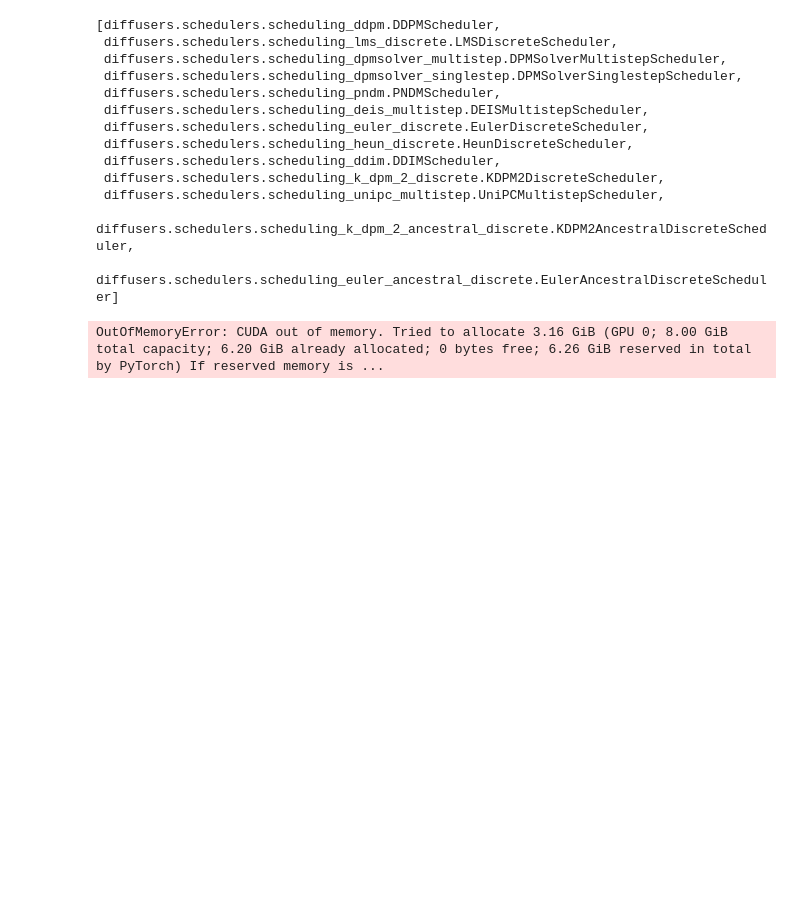
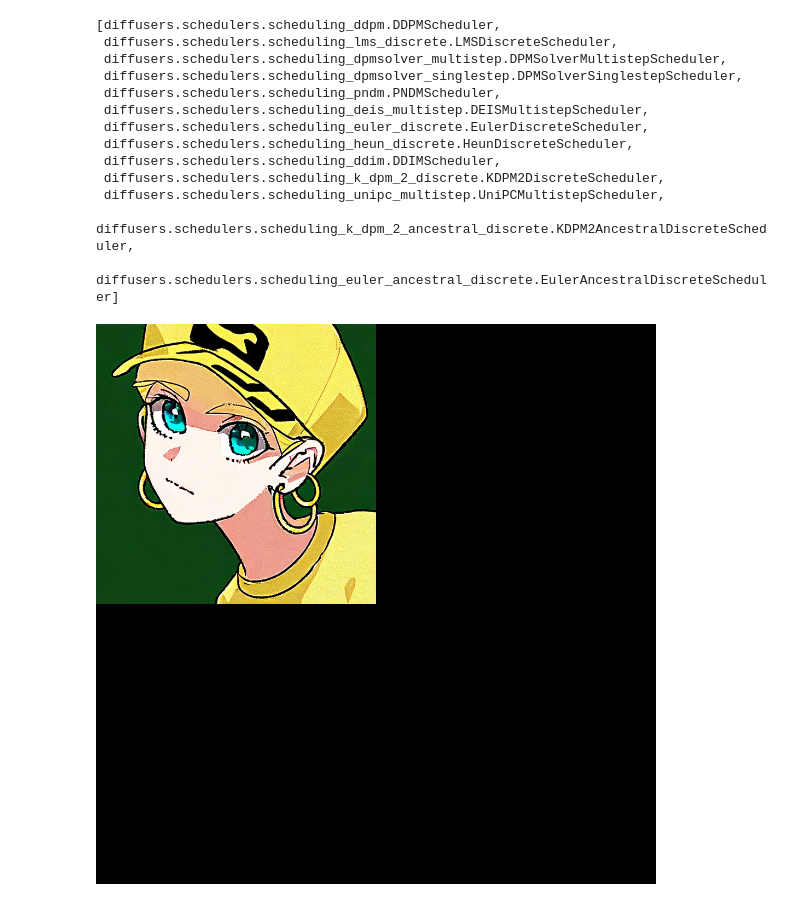
Before and after one commit to jyakler/toy, a Jupyter notebook: stable diffusion.ipynb, the cells around one changed output. Cells and saved outputs as stored; diff of their text form; code cells hidden in the pictures; blank space fills up the shorter version.

```diff
--- a/stable diffusion.ipynb
+++ b/stable diffusion.ipynb
@@ -45,0 +50,26 @@ DPMSolverMultistepScheduler {
+# %%
+import torch
+from torch import autocast
+from diffusers import StableDiffusionPipeline, DPMSolverMultistepScheduler
+pipe = StableDiffusionPipeline.from_pretrained(
+    'hakurei/waifu-diffusion',
+    torch_dtype=torch.float32,
+    cache_dir="D:\.cache\huggingface\hub",
+    num_inference_steps = 30
+).to('cuda')
+pipe.enable_attention_slicing()
+pipe.safety_checker = lambda images, clip_input: (images, False)
+prompt = "masterpiece, best quality, 1girl, green hair, sweater, looking at viewer, upper body, beanie, outdoors, watercolor, night, turtleneck"
+with autocast("cuda"):
+    image = pipe(prompt, guidance_scale=6)
+from PIL import Image
+
+def image_grid(imgs, rows=2, cols=2):
+    w, h = imgs[0].size
+    grid = Image.new('RGB', size=(cols*w, rows*h))
+
+    for i, img in enumerate(imgs):
+        grid.paste(img, box=(i%cols*w, i//cols*h))
+    return grid
+# image.save("test.png")
+image_grid(image.images)
@@ -46,11 +85,13 @@ DPMSolverMultistepScheduler {
 # %%
 from diffusers import StableDiffusionPipeline, DPMSolverMultistepScheduler
 
-model_id="stabilityai/stable-diffusion-2-1"
+# model_id="stabilityai/stable-diffusion-2-1"
+model_id="hakurei/waifu-diffusion"
 
 # Use the DPMSolverMultistepScheduler (DPM-Solver++) scheduler here instead
-pipe = StableDiffusionPipeline.from_pretrained(model_id, torch_dtype=torch.float16)
+pipe = StableDiffusionPipeline.from_pretrained(model_id, torch_dtype=torch.float16,cache_dir="D:\.cache\huggingface\hub")
 pipe.scheduler = DPMSolverMultistepScheduler.from_config(pipe.scheduler.config)
+pipe.safety_checker = lambda images, clip_input: (images, False)
 pipe = pipe.to("cuda")
 # %% [output]
 A matching Triton is not available, some optimizations will not be enabled.
@@ -104,16 +132,18 @@ def image_grid(imgs, rows=2, cols=2):
 def get_inputs(batch_size=1):
   generator = [torch.Generator("cuda").manual_seed(i) for i in range(batch_size)]
   prompts = batch_size * [prompt]
-  num_inference_steps = 20
+  num_inference_steps = 30
 
   return {"prompt": prompts, "generator": generator, "num_inference_steps": num_inference_steps}
 # %%
 # prompt=input("prompt: ")
-prompt="portrait photo of a old warrior chief"
+prompt = "1girl, aqua eyes, baseball cap, blonde hair, closed mouth, earrings, green background, hat, hoop earrings, jewelry, looking at viewer, shirt, short hair, simple background, solo, upper body, yellow shirt"
+# prompt="portrait photo of a old warrior chief"
+# prompt="portrait photo of a 14 years old pretty blond long haired girl with red skirt"
 # negative_prompt=input("negative: ")
 negative_prompt=""
 images=pipe(**get_inputs(batch_size=1)).images
 
 image_grid(images)
 # %% [output]
-OutOfMemoryError: CUDA out of memory. Tried to allocate 3.16 GiB (GPU 0; 8.00 GiB total capacity; 6.20 GiB already allocated; 0 bytes free; 6.26 GiB reserved in total by PyTorch) If reserved memory is ...
+[figure, added]
```
Also changed, not shown: parts of 5 cells of this notebook.
